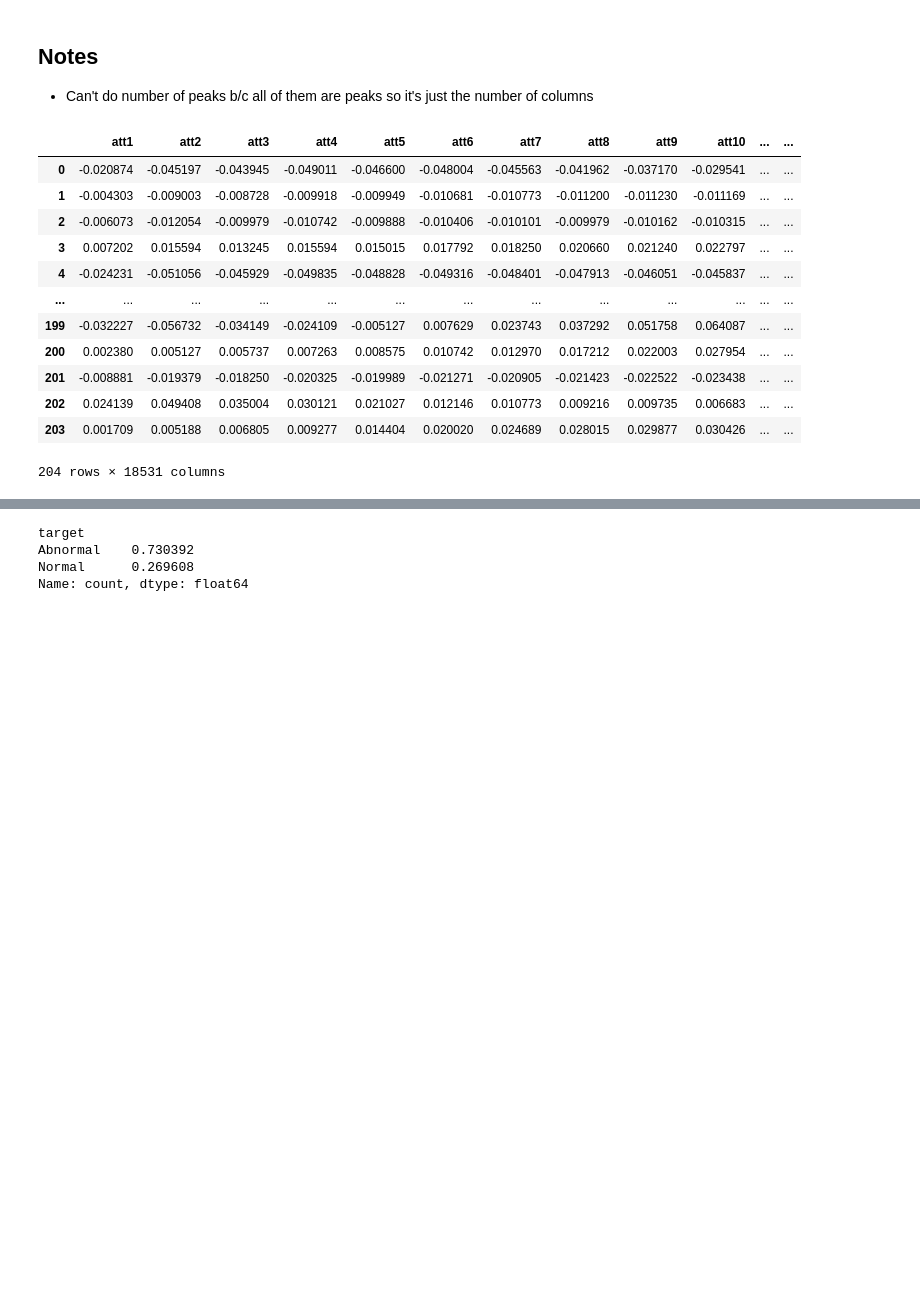
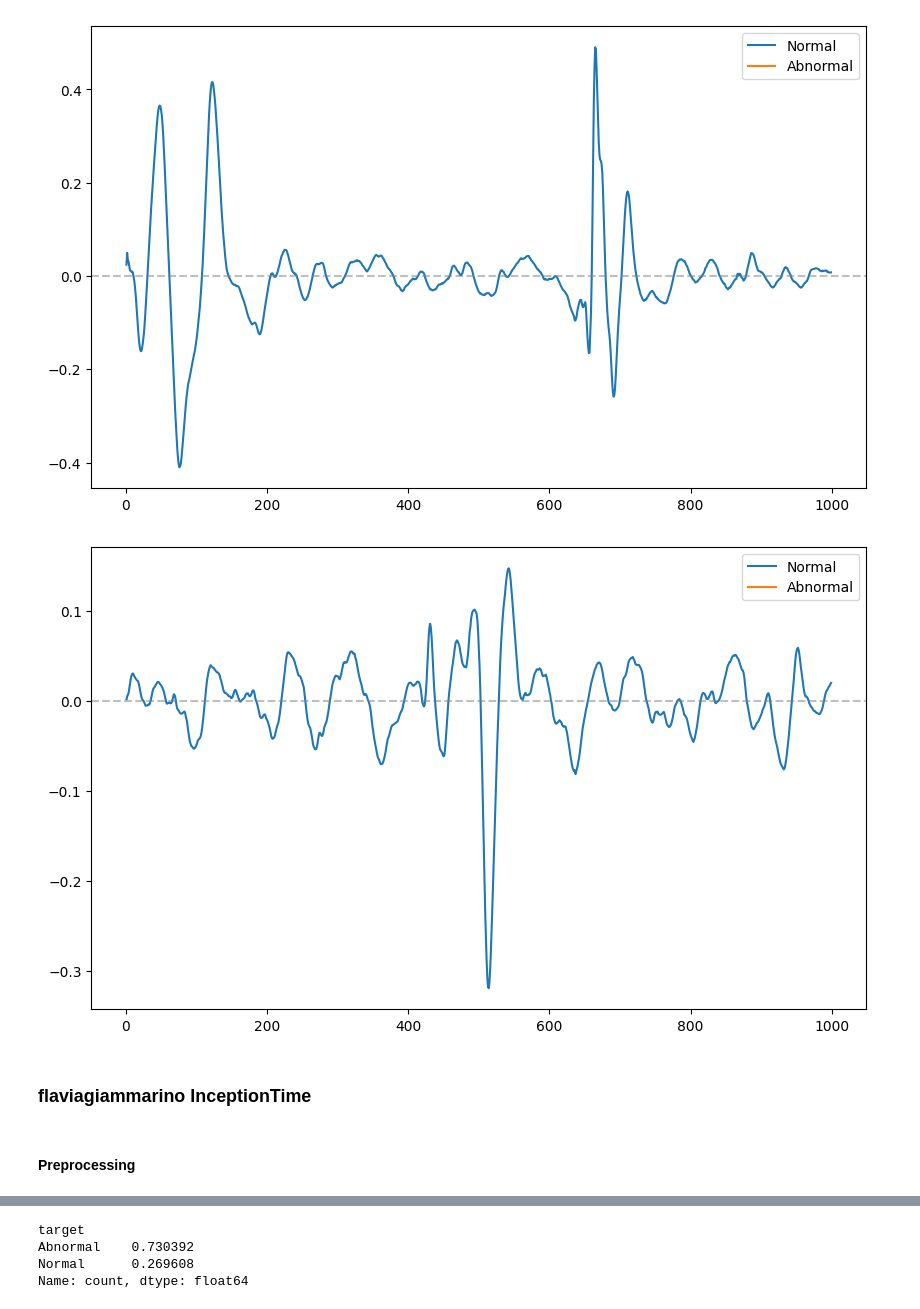
Before and after one commit to muhammadkhalid-03/sta-395-final-project, a Jupyter notebook: src/Heartbeat_EDA.ipynb, the cells around one changed output, grey strips where cells are left out. Drawn from its saved outputs; the diff is of its cells as text; code cells hidden in the pictures; blank space fills up the shorter version.

```diff
--- a/src/Heartbeat_EDA.ipynb
+++ b/src/Heartbeat_EDA.ipynb
@@ -1,27 +1,49 @@
-# %% [markdown]
-## Notes
-- Can't do number of peaks b/c all of them are peaks so it's just the number of columns
 # %%
 import pandas as pd
 from scipy.io import arff
 import matplotlib.pyplot as plt
 import numpy as np
 ## Read in data
-arff_file = arff.loadarff('/Users/muhammadkhalid/Desktop/f2025/STA395/project/AbnormalHeartbeat_TRAIN.arff')
-df = pd.DataFrame(arff_file[0])
-df['target'] = df['target'].apply(lambda x: 'Abnormal' if str(x) == "b'Abnormal'" else 'Normal')
-df
+arff_file_train = arff.loadarff('/Users/muhammadkhalid/Desktop/f2025/STA395/project/AbnormalHeartbeat_TRAIN.arff')
+df_train = pd.DataFrame(arff_file_train[0])
+
+def plot_heartbeats(start, end, df):
+    """
+    Plots rows of the original dataframe from start (inclusive) to end (exclusive).
+    This plots first 1000 amplitudes of abnormal and normal people separately
+    """
+    patients = sorted(df['patient_number'].unique())
+
+    for p in patients[start:end]:
+        patient_df = df[df['patient_number'] == p]
+        patient_df = patient_df[patient_df['att'] < 1000]
+        abnormal_df = patient_df[patient_df['target'] == 'Abnormal']
+        normal_df = patient_df[patient_df['target'] == 'Normal']
+        plt.figure(figsize=(10, 6))
+        plt.plot(normal_df['att'], normal_df['amplitude'], label='Normal')
+        plt.plot(abnormal_df['att'], abnormal_df['amplitude'], label='Abnormal')
+        plt.axhline(y=0, color='gray', alpha = 0.5, linestyle='dashed')
+        plt.legend()
+        plt.show()
+
+def eda(df):
+    df['target'] = df['target'].apply(lambda x: 'Abnormal' if str(x) == "b'Abnormal'" else 'Normal')
+    last_row_target = df['target']
+    df.drop('target', axis=1, inplace=True)
+    df1 = df.stack(future_stack=True).reset_index()
+    df1.drop('level_0', axis=1, inplace=True)
+    df1['target'] = np.repeat(np.asarray(last_row_target), 18530)
+    df1["patient_number"] = df1.index // 18530 + 1
+    df1.rename(columns={'level_1': 'att', 0: 'amplitude'}, inplace=True)
+    df1['att'] = df1['att'].str.replace('att', '', regex=False).astype(int)
+    return df1
+
+df_train = eda(df_train)
+plot_heartbeats(202, 204, df_train)
 # %% [output]
-|  | att1 | att2 | att3 | att4 | att5 | att6 | att7 | att8 | att9 | att10 | ... | ... |
-| 0 | -0.020874 | -0.045197 | -0.043945 | -0.049011 | -0.046600 | -0.048004 | -0.045563 | -0.041962 | -0.037170 | -0.029541 | ... | ... |
-| 1 | -0.004303 | -0.009003 | -0.008728 | -0.009918 | -0.009949 | -0.010681 | -0.010773 | -0.011200 | -0.011230 | -0.011169 | ... | ... |
-| 2 | -0.006073 | -0.012054 | -0.009979 | -0.010742 | -0.009888 | -0.010406 | -0.010101 | -0.009979 | -0.010162 | -0.010315 | ... | ... |
-| 3 | 0.007202 | 0.015594 | 0.013245 | 0.015594 | 0.015015 | 0.017792 | 0.018250 | 0.020660 | 0.021240 | 0.022797 | ... | ... |
-| 4 | -0.024231 | -0.051056 | -0.045929 | -0.049835 | -0.048828 | -0.049316 | -0.048401 | -0.047913 | -0.046051 | -0.045837 | ... | ... |
-| ... | ... | ... | ... | ... | ... | ... | ... | ... | ... | ... | ... | ... |
-| 199 | -0.032227 | -0.056732 | -0.034149 | -0.024109 | -0.005127 | 0.007629 | 0.023743 | 0.037292 | 0.051758 | 0.064087 | ... | ... |
-| 200 | 0.002380 | 0.005127 | 0.005737 | 0.007263 | 0.008575 | 0.010742 | 0.012970 | 0.017212 | 0.022003 | 0.027954 | ... | ... |
-| 201 | -0.008881 | -0.019379 | -0.018250 | -0.020325 | -0.019989 | -0.021271 | -0.020905 | -0.021423 | -0.022522 | -0.023438 | ... | ... |
-| 202 | 0.024139 | 0.049408 | 0.035004 | 0.030121 | 0.021027 | 0.012146 | 0.010773 | 0.009216 | 0.009735 | 0.006683 | ... | ... |
-| 203 | 0.001709 | 0.005188 | 0.006805 | 0.009277 | 0.014404 | 0.020020 | 0.024689 | 0.028015 | 0.029877 | 0.030426 | ... | ... |
-204 rows × 18531 columns
+[figure, added]
+[figure, added]
+# %% [markdown]
+### flaviagiammarino InceptionTime
+# %% [markdown]
+#### Preprocessing
```
Also changed, not shown: parts of 9 cells of this notebook, 4 other files.
